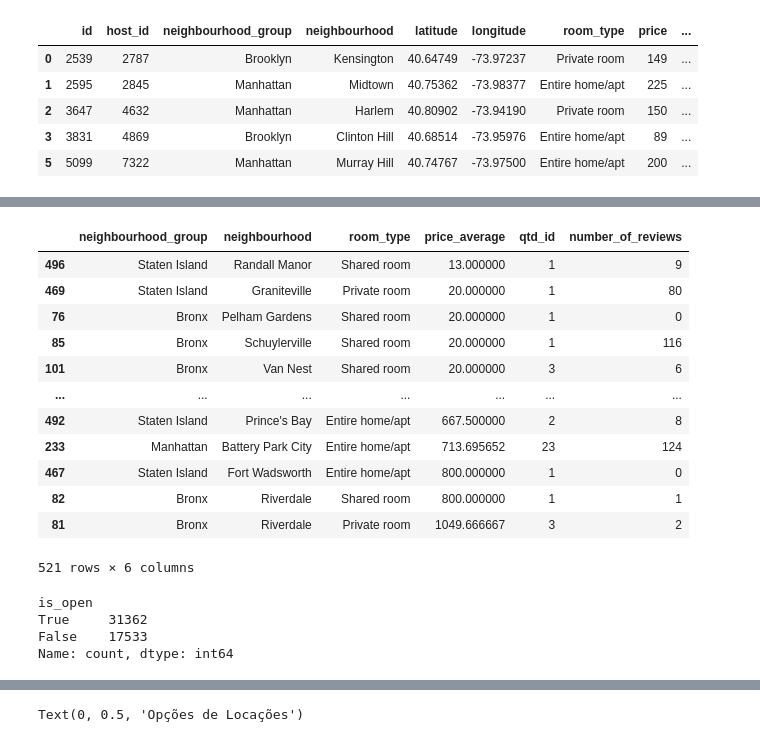
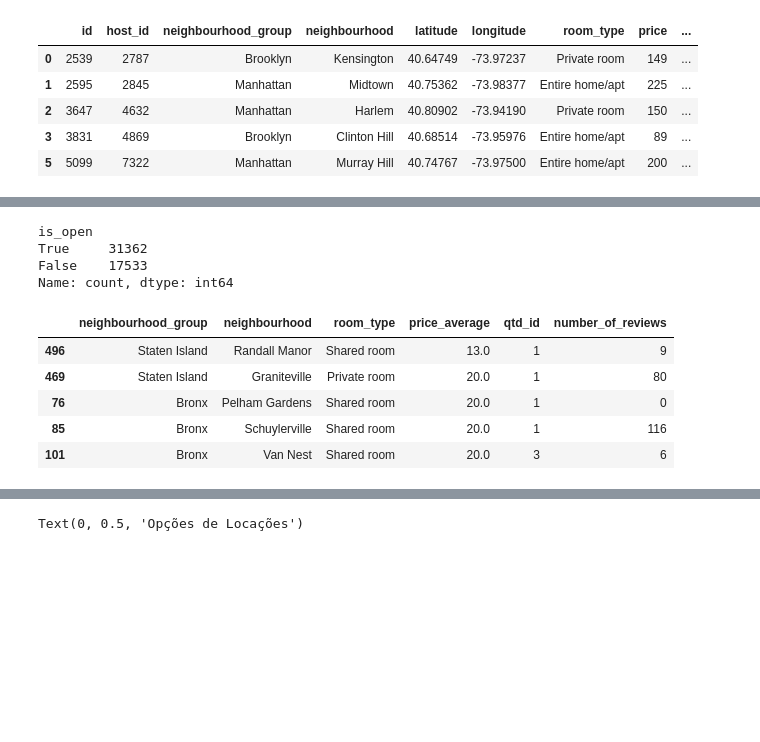
Before and after one commit to contateobrito/Airbnb, a Jupyter notebook: main.ipynb, the cells around one changed output, grey strips where cells are left out. Saved outputs shown, nothing was run; the diff lists cells and outputs as text; code cells hidden in the pictures; blank space fills up the shorter version.

```diff
--- a/main.ipynb
+++ b/main.ipynb
@@ -69,19 +57,3 @@ display(df_bairro.head())
-# %%
-df_bairro.sort_values(by=["price_average","room_type","neighbourhood"])
-# %% [output]
-|  | neighbourhood_group | neighbourhood | room_type | price_average | qtd_id | number_of_reviews |
-| 496 | Staten Island | Randall Manor | Shared room | 13.000000 | 1 | 9 |
-| 469 | Staten Island | Graniteville | Private room | 20.000000 | 1 | 80 |
-| 76 | Bronx | Pelham Gardens | Shared room | 20.000000 | 1 | 0 |
-| 85 | Bronx | Schuylerville | Shared room | 20.000000 | 1 | 116 |
-| 101 | Bronx | Van Nest | Shared room | 20.000000 | 3 | 6 |
-| ... | ... | ... | ... | ... | ... | ... |
-| 492 | Staten Island | Prince's Bay | Entire home/apt | 667.500000 | 2 | 8 |
-| 233 | Manhattan | Battery Park City | Entire home/apt | 713.695652 | 23 | 124 |
-| 467 | Staten Island | Fort Wadsworth | Entire home/apt | 800.000000 | 1 | 0 |
-| 82 | Bronx | Riverdale | Shared room | 800.000000 | 1 | 1 |
-| 81 | Bronx | Riverdale | Private room | 1049.666667 | 3 | 2 |
-521 rows × 6 columns
 # %%
 #Acomodações sem disponibilidade de reservas
 df_base["is_open"].value_counts()
@@ -90,6 +62,19 @@ is_open
 True     31362
 False    17533
 Name: count, dtype: int64
+# %%
+#dataset agrupado por bairro
+df_bairro = df.groupby(["neighbourhood_group","neighbourhood","room_type"]).agg({"price":"mean","id":"count","number_of_reviews":"sum"}).reset_index()
+df_bairro.rename(columns={"price":"price_average","id":"qtd_id"}, inplace=True)
+df_bairro.sort_values(by=["price_average","room_type","neighbourhood"], inplace=True)
+display(df_bairro.head())
+# %% [output]
+|  | neighbourhood_group | neighbourhood | room_type | price_average | qtd_id | number_of_reviews |
+| 496 | Staten Island | Randall Manor | Shared room | 13.0 | 1 | 9 |
+| 469 | Staten Island | Graniteville | Private room | 20.0 | 1 | 80 |
+| 76 | Bronx | Pelham Gardens | Shared room | 20.0 | 1 | 0 |
+| 85 | Bronx | Schuylerville | Shared room | 20.0 | 1 | 116 |
+| 101 | Bronx | Van Nest | Shared room | 20.0 | 3 | 6 |
 # %%
 #dataset agrupado por distrito
 df_distrito = df.groupby(["neighbourhood_group","room_type"]).agg({"price":"mean","id":"count","number_of_reviews":"sum"}).reset_index()
```
Also changed, not shown: parts of 3 cells of this notebook.
